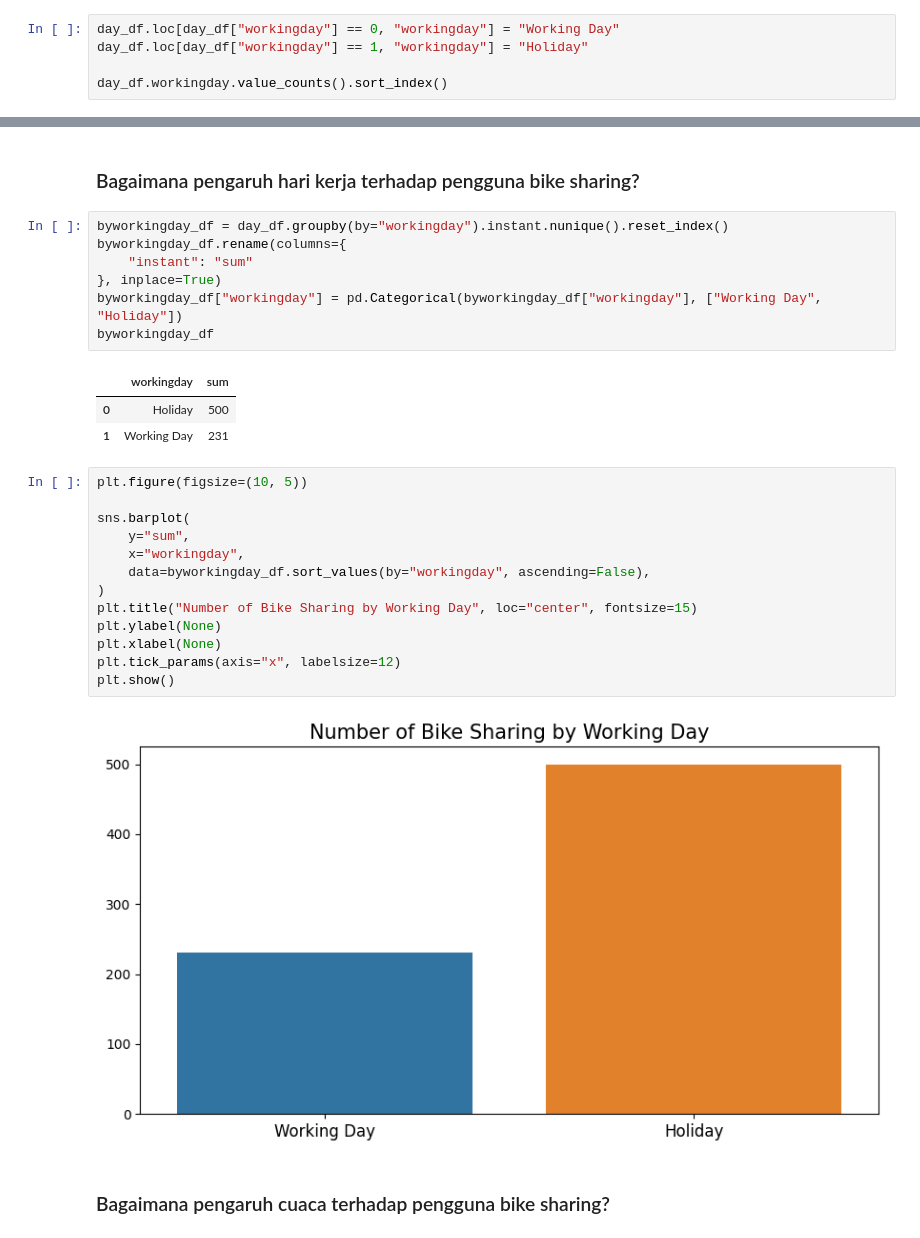
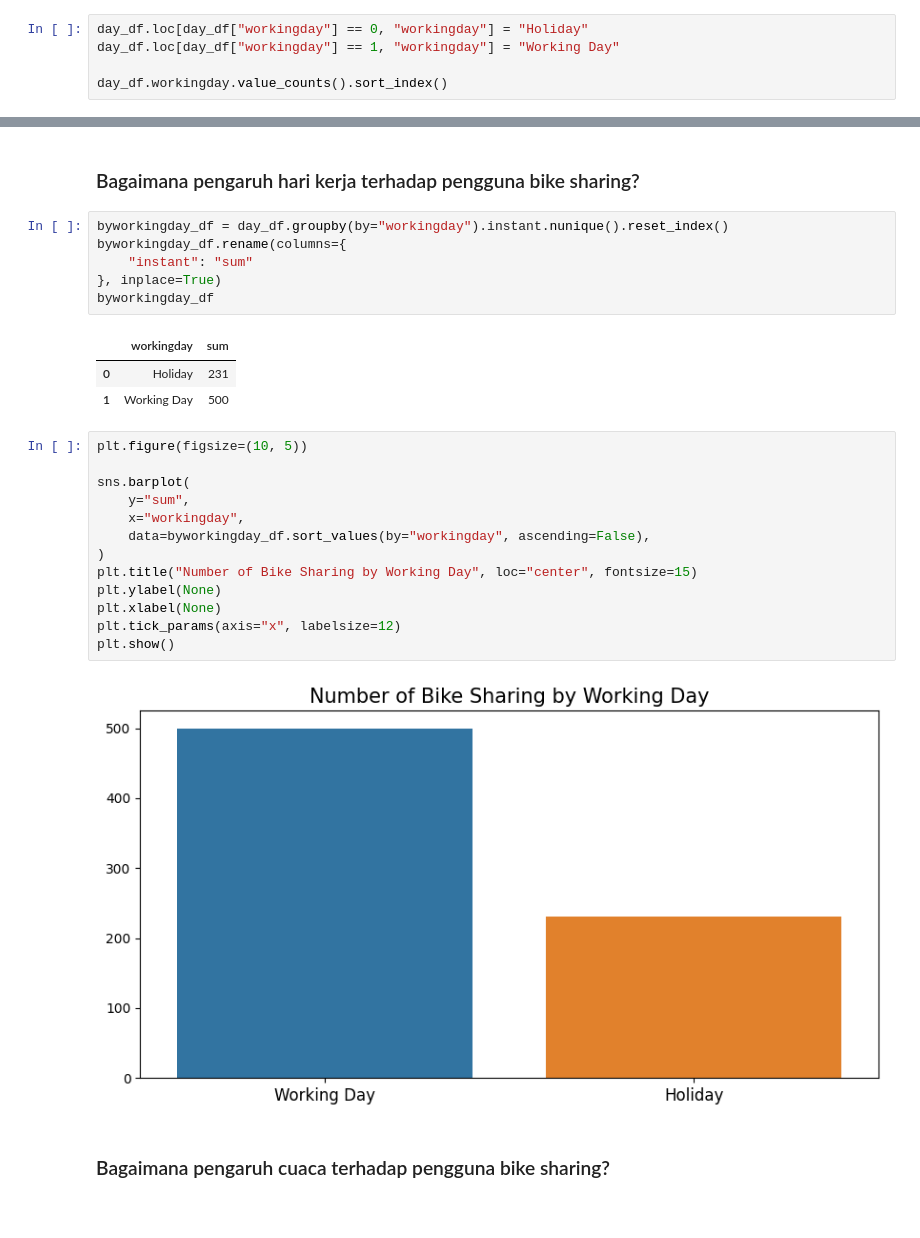
Before and after one commit to anddfian/Dicoding-BADP, a Jupyter notebook: Submission/notebook.ipynb, the cells around one changed output, grey strips where cells are left out. Cells and saved outputs as stored; diff of their text form.

```diff
--- a/Submission/notebook.ipynb
+++ b/Submission/notebook.ipynb
@@ -374,8 +374,8 @@ Tue    104
 Wed    104
 Name: weekday, dtype: int64
 # %%
-day_df.loc[day_df["workingday"] == 0, "workingday"] = "Working Day"
-day_df.loc[day_df["workingday"] == 1, "workingday"] = "Holiday"
+day_df.loc[day_df["workingday"] == 0, "workingday"] = "Holiday"
+day_df.loc[day_df["workingday"] == 1, "workingday"] = "Working Day"
 
 day_df.workingday.value_counts().sort_index()
 # %% [output]
@@ -585,14 +582,13 @@ plt.show()
 # %%
 byworkingday_df = day_df.groupby(by="workingday").instant.nunique().reset_index()
 byworkingday_df.rename(columns={
     "instant": "sum"
 }, inplace=True)
-byworkingday_df["workingday"] = pd.Categorical(byworkingday_df["workingday"], ["Working Day", "Holiday"])
 byworkingday_df
 # %% [output]
 |  | workingday | sum |
-| 0 | Holiday | 500 |
-| 1 | Working Day | 231 |
+| 0 | Holiday | 231 |
+| 1 | Working Day | 500 |
 # %%
 plt.figure(figsize=(10, 5))
 
@@ -607,7 +603,7 @@ plt.xlabel(None)
 plt.tick_params(axis="x", labelsize=12)
 plt.show()
 # %% [output]
-[figure, old version]
+[figure, new version]
 # %% [markdown]
 ### Bagaimana pengaruh cuaca terhadap pengguna bike sharing?
 # %%
```
Also changed, not shown: parts of 9 cells of this notebook, 3 other files.
